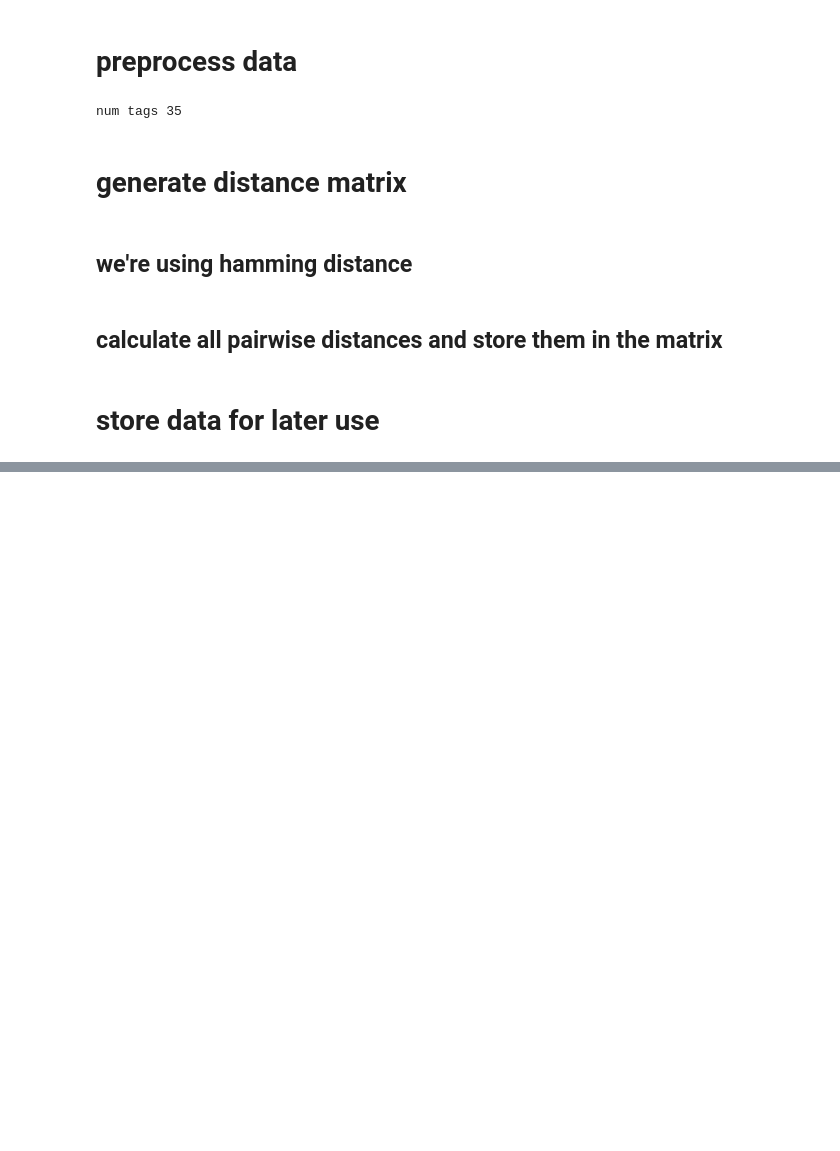
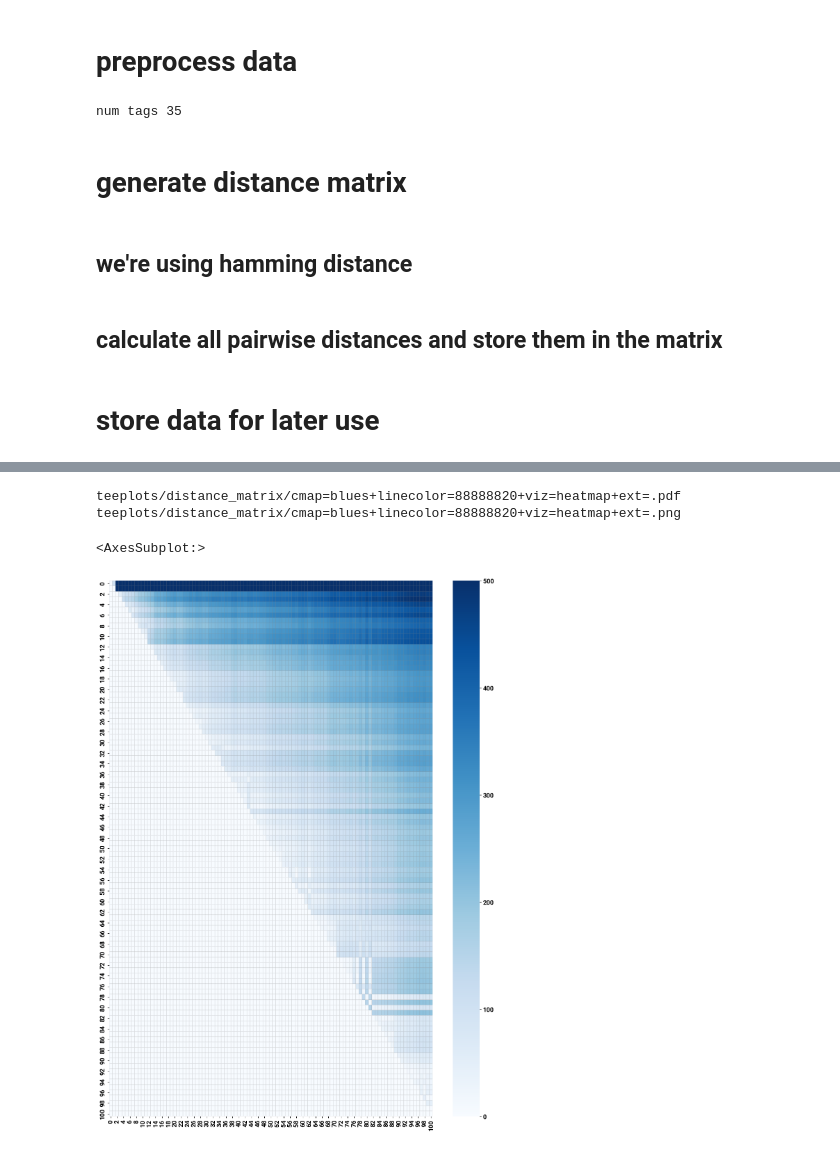
Before and after one commit to rodsan0/dishtiny_event_tag_phylogenetics, a Jupyter notebook: build_distance_matrix.ipynb, the cells around one changed output, grey strips where cells are left out. Drawn from its saved outputs; the diff is of its cells as text; code cells hidden in the pictures; blank space fills up the shorter version.

```diff
--- a/build_distance_matrix.ipynb
+++ b/build_distance_matrix.ipynb
@@ -92,0 +155,15 @@ array([[   0.,  150., 1116., ..., 1110., 1106., 1108.],
+# %%
+tp.tee(
+    sns.heatmap,
+    matrices[1],
+    vmax=500,
+    linewidths=0.05,
+    linecolor='#88888820',
+    cmap='Blues',
+    teeplot_subdir="distance_matrix"
+)
+# %% [output]
+teeplots/distance_matrix/cmap=blues+linecolor=88888820+viz=heatmap+ext=.pdf
+teeplots/distance_matrix/cmap=blues+linecolor=88888820+viz=heatmap+ext=.png
+<AxesSubplot:>
+[figure, added]
```
Also changed, not shown: parts of 8 cells of this notebook.
